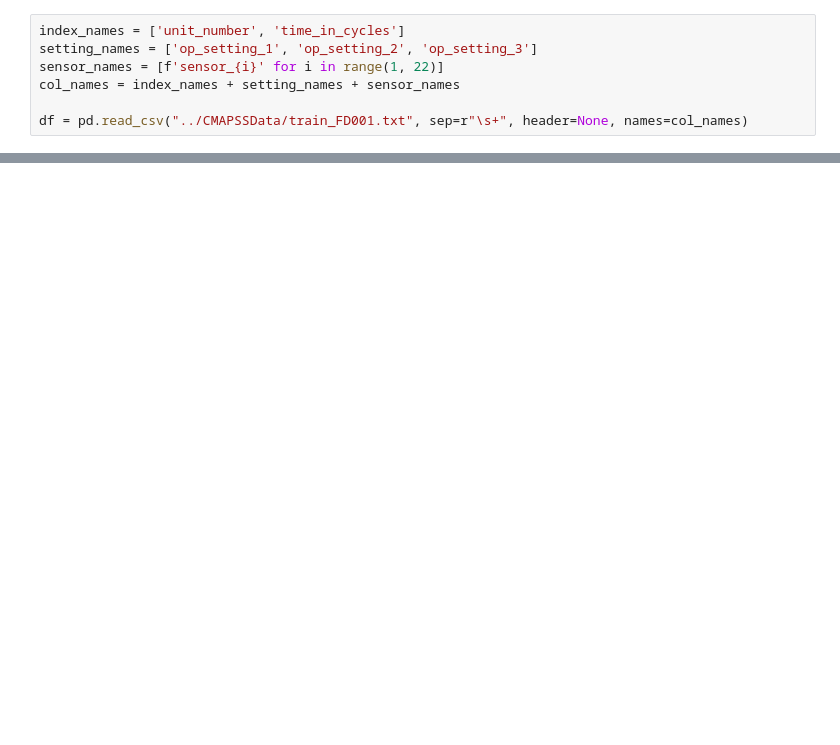
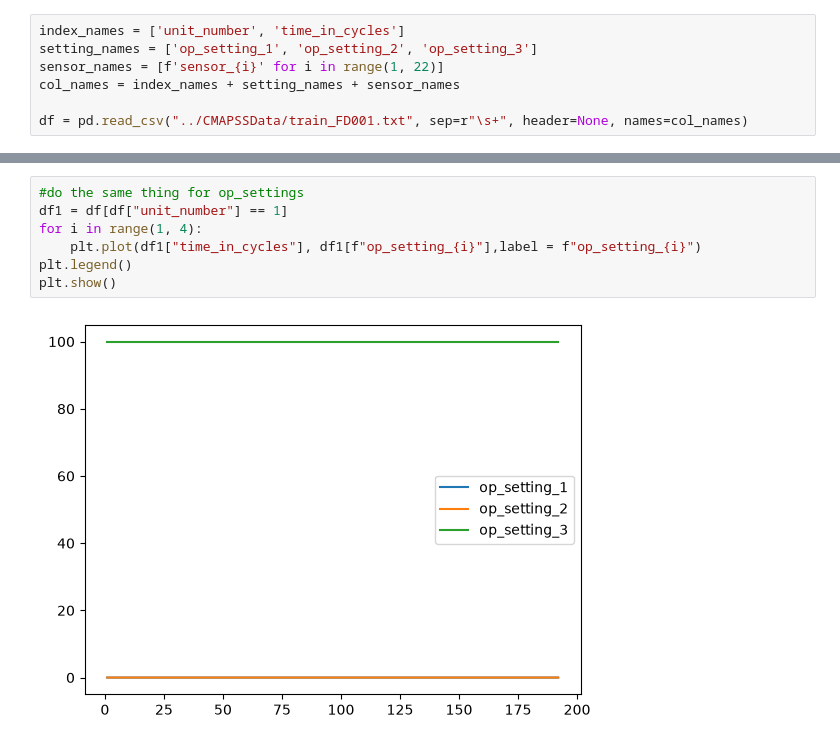
Before and after one commit to ShivaramHR/telemetry-anomaly-detector, a Jupyter notebook: Notebooks/EDA.ipynb, the cells around one changed output, grey strips where cells are left out. Saved outputs shown, nothing was run; the diff lists cells and outputs as text; blank space fills up the shorter version.

```diff
--- a/Notebooks/EDA.ipynb
+++ b/Notebooks/EDA.ipynb
@@ -30,0 +77,9 @@ df.drop(columns = "max_cycle")
+# %%
+#do the same thing for op_settings
+df1 = df[df["unit_number"] == 1]
+for i in range(1, 4):
+    plt.plot(df1["time_in_cycles"], df1[f"op_setting_{i}"],label = f"op_setting_{i}")
+plt.legend()
+plt.show()
+# %% [output]
+[figure, added]
```
Also changed, not shown: parts of 8 cells of this notebook.
